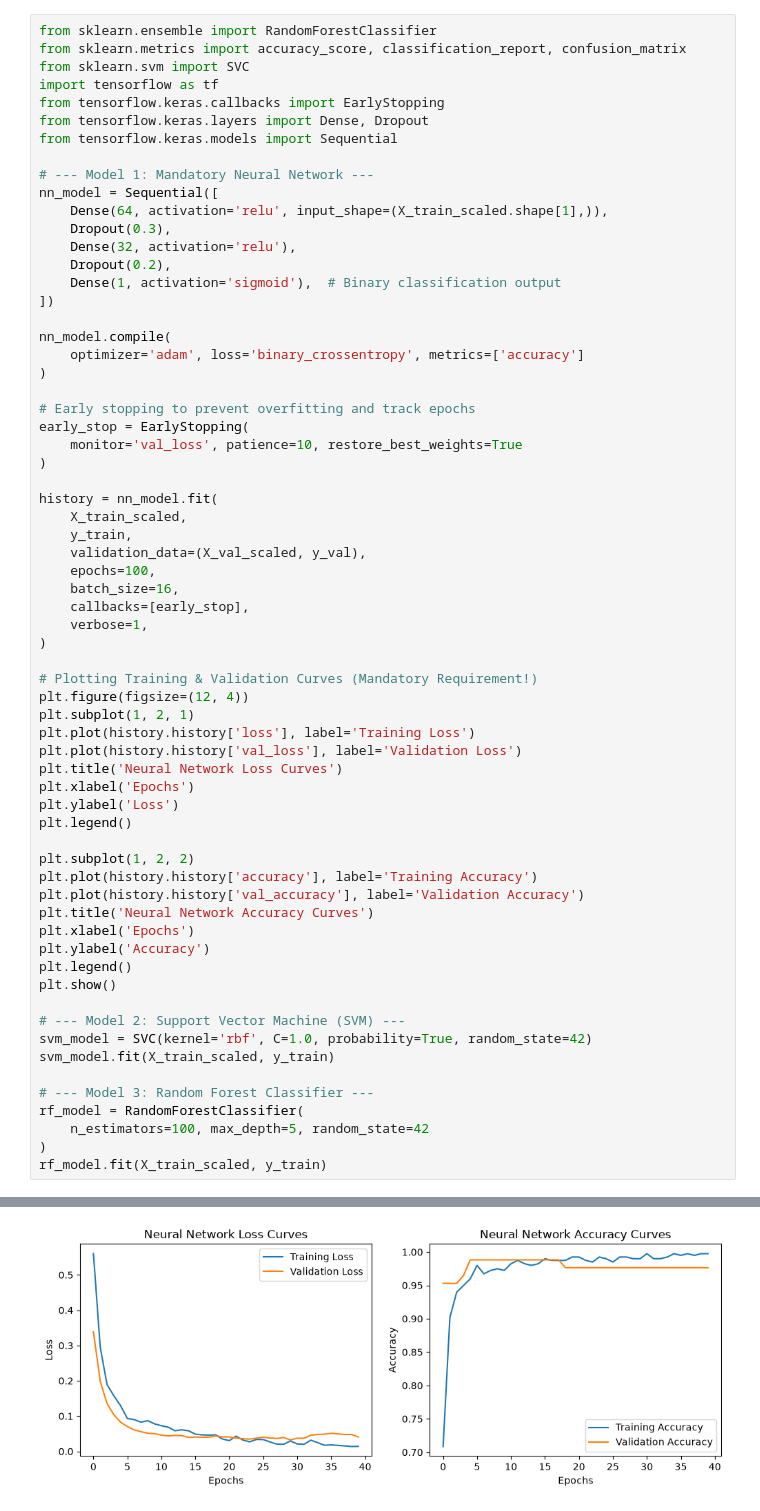
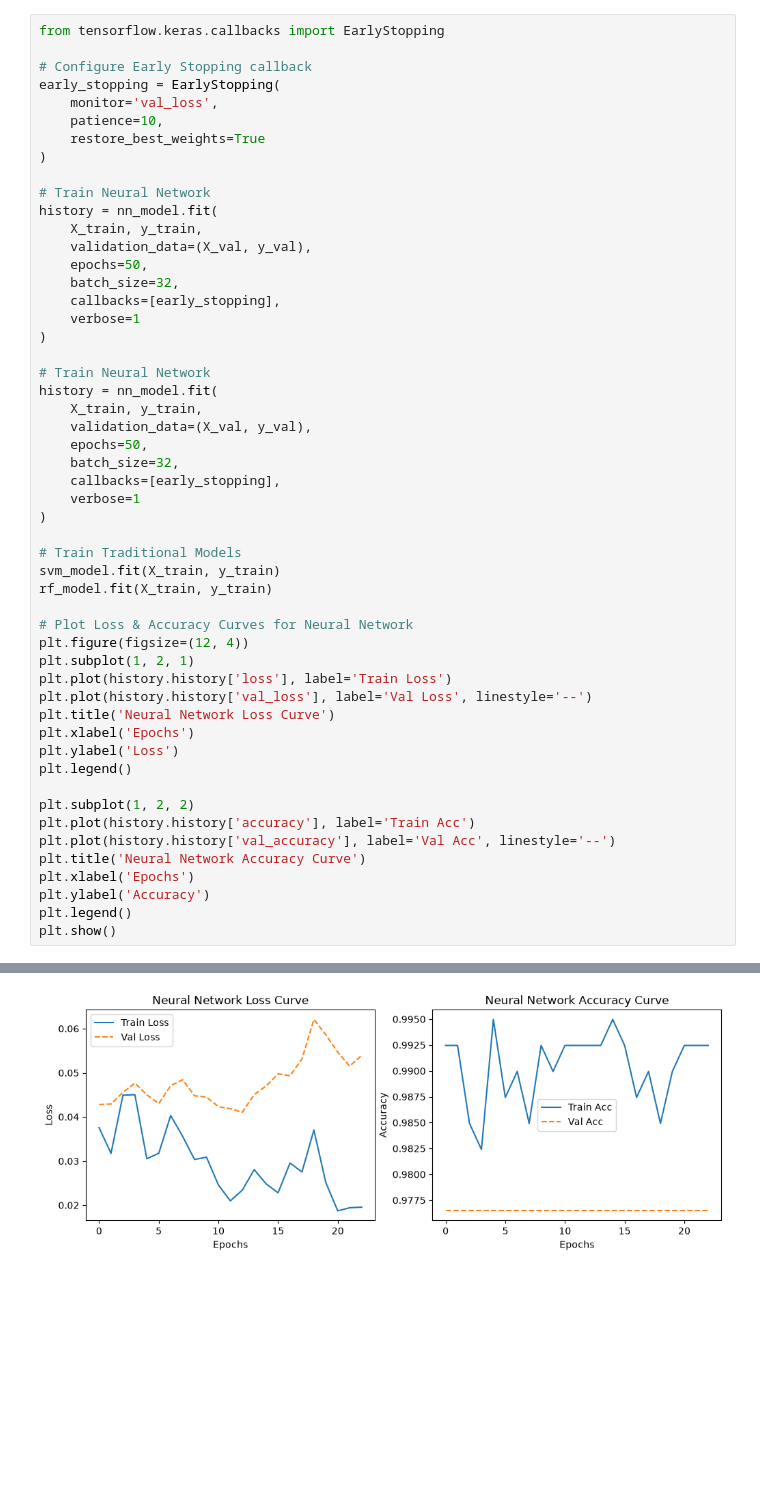
Before and after one commit to abalharbi99/DS471-Breast-Cancer-ML-Project, a Jupyter notebook: DS471_Breast_Cancer_Project.ipynb, the cells around one changed output, grey strips where cells are left out. Saved outputs shown, nothing was run; the diff lists cells and outputs as text; blank space fills up the shorter version.

```diff
--- a/DS471_Breast_Cancer_Project.ipynb
+++ b/DS471_Breast_Cancer_Project.ipynb
@@ -73,66 +99,53 @@ Training Set: 398 samples | Validation Set: 85 samples | Test Set: 86 samples
 # %%
-from sklearn.ensemble import RandomForestClassifier
-from sklearn.metrics import accuracy_score, classification_report, confusion_matrix
-from sklearn.svm import SVC
-import tensorflow as tf
 from tensorflow.keras.callbacks import EarlyStopping
-from tensorflow.keras.layers import Dense, Dropout
-from tensorflow.keras.models import Sequential
 
-# --- Model 1: Mandatory Neural Network ---
-nn_model = Sequential([
-    Dense(64, activation='relu', input_shape=(X_train_scaled.shape[1],)),
-    Dropout(0.3),
-    Dense(32, activation='relu'),
-    Dropout(0.2),
-    Dense(1, activation='sigmoid'),  # Binary classification output
-])
-
-nn_model.compile(
-    optimizer='adam', loss='binary_crossentropy', metrics=['accuracy']
+# Configure Early Stopping callback
+early_stopping = EarlyStopping(
+    monitor='val_loss',
+    patience=10,
+    restore_best_weights=True
 )
 
-# Early stopping to prevent overfitting and track epochs
-early_stop = EarlyStopping(
-    monitor='val_loss', patience=10, restore_best_weights=True
+# Train Neural Network
+history = nn_model.fit(
+    X_train, y_train,
+    validation_data=(X_val, y_val),
+    epochs=50,
+    batch_size=32,
+    callbacks=[early_stopping],
+    verbose=1
 )
 
+# Train Neural Network
 history = nn_model.fit(
-    X_train_scaled,
-    y_train,
-    validation_data=(X_val_scaled, y_val),
-    epochs=100,
-    batch_size=16,
-    callbacks=[early_stop],
-    verbose=1,
+    X_train, y_train,
+    validation_data=(X_val, y_val),
+    epochs=50,
+    batch_size=32,
+    callbacks=[early_stopping],
+    verbose=1
 )
 
-# Plotting Training & Validation Curves (Mandatory Requirement!)
+# Train Traditional Models
+svm_model.fit(X_train, y_train)
+rf_model.fit(X_train, y_train)
+
+# Plot Loss & Accuracy Curves for Neural Network
 plt.figure(figsize=(12, 4))
 plt.subplot(1, 2, 1)
-plt.plot(history.history['loss'], label='Training Loss')
-plt.plot(history.history['val_loss'], label='Validation Loss')
-plt.title('Neural Network Loss Curves')
+plt.plot(history.history['loss'], label='Train Loss')
+plt.plot(history.history['val_loss'], label='Val Loss', linestyle='--')
+plt.title('Neural Network Loss Curve')
 plt.xlabel('Epochs')
 plt.ylabel('Loss')
 plt.legend()
 
 plt.subplot(1, 2, 2)
-plt.plot(history.history['accuracy'], label='Training Accuracy')
-plt.plot(history.history['val_accuracy'], label='Validation Accuracy')
-plt.title('Neural Network Accuracy Curves')
+plt.plot(history.history['accuracy'], label='Train Acc')
+plt.plot(history.history['val_accuracy'], label='Val Acc', linestyle='--')
+plt.title('Neural Network Accuracy Curve')
 plt.xlabel('Epochs')
 plt.ylabel('Accuracy')
 plt.legend()
 plt.show()
-
-# --- Model 2: Support Vector Machine (SVM) ---
-svm_model = SVC(kernel='rbf', C=1.0, probability=True, random_state=42)
-svm_model.fit(X_train_scaled, y_train)
-
-# --- Model 3: Random Forest Classifier ---
-rf_model = RandomForestClassifier(
-    n_estimators=100, max_depth=5, random_state=42
-)
-rf_model.fit(X_train_scaled, y_train)
 # %% [output]
@@ -157 +169 @@ Epoch 40/100
-[figure, old version]
+[figure, new version]
```
Also changed, not shown: parts of 18 cells of this notebook.
